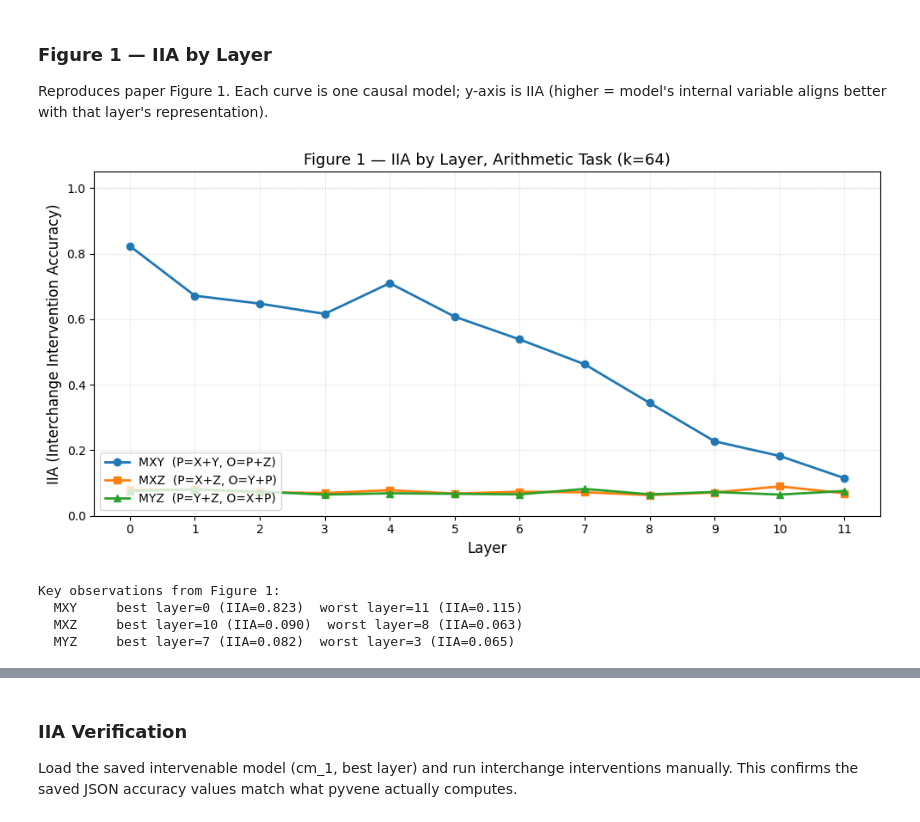
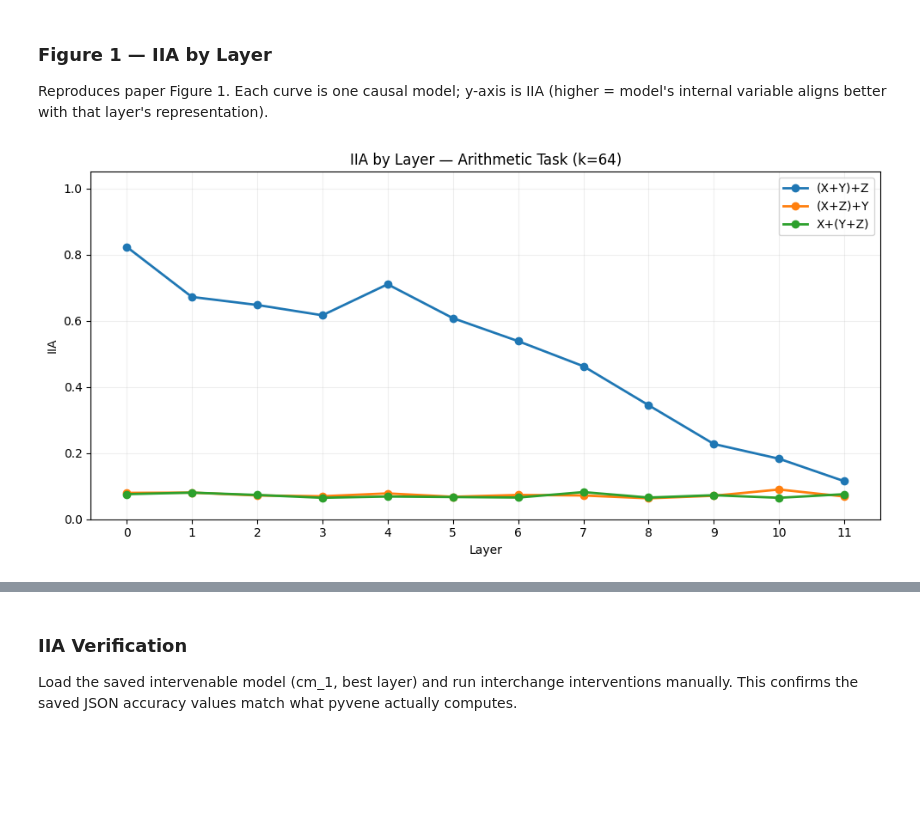
Before and after one commit to MARKST-47/automated-causal-abstraction, a Jupyter notebook: baseline_reproduction.ipynb, the cells around one changed output, grey strips where cells are left out. Cells and saved outputs as stored; diff of their text form; code cells hidden in the pictures; blank space fills up the shorter version.

```diff
--- a/baseline_reproduction.ipynb
+++ b/baseline_reproduction.ipynb
@@ -126,0 +73,11 @@ Layer    MXY (self) MXZ (cross) MYZ (cross)
+# %%
+import pandas as pd
+
+MODEL_LABELS = {f"results_{i}": info["label"] for i, info in acm.causal_models.items()}
+iia_all      = {f"results_{i}": globals()[f"iia_r{i}"] for i in range(1, 4)}
+
+df = pd.DataFrame(
+    {MODEL_LABELS[rn]: iia for rn, iia in iia_all.items()}
+).rename_axis("Layer")
+
+df.style.format("{:.4f}").background_gradient(cmap="RdYlGn", vmin=0, vmax=1)
@@ -130,40 +102,23 @@ Layer    MXY (self) MXZ (cross) MYZ (cross)
 Reproduces paper Figure 1. Each curve is one causal model; y-axis is IIA (higher = model's internal variable aligns better with that layer's representation).
 # %%
 fig, ax = plt.subplots(figsize=(10, 5))
-cmap    = colormap.get_cmap("tab10")
-styles  = {"results_1": ("o-", cmap(0)), "results_2": ("s-", cmap(1)), "results_3": ("^-", cmap(2))}
+cmap = colormap.get_cmap("tab10")
 
-for rn, (style, color) in styles.items():
-    d = iia_all[rn]
-    if not d: continue
-    layers = sorted(d.keys())
-    vals   = [d[l] for l in layers]
-    ax.plot(layers, vals, style, color=color,
-            label=MODEL_LABELS[rn], linewidth=2, markersize=6)
+for i, (rn, iia) in enumerate(iia_all.items()):
+    layers = sorted(iia.keys())
+    vals   = [iia[l] for l in layers]
+    ax.plot(layers, vals, "o-", color=cmap(i), label=MODEL_LABELS[rn], linewidth=2, markersize=6)
 
-ax.set_xlabel("Layer", fontsize=12)
-ax.set_ylabel("IIA (Interchange Intervention Accuracy)", fontsize=12)
-ax.set_title("Figure 1 — IIA by Layer, Arithmetic Task (k=64)", fontsize=13)
+ax.set_xlabel("Layer")
+ax.set_ylabel("IIA")
+ax.set_title("IIA by Layer — Arithmetic Task (k=64)")
 ax.set_xticks(range(12))
 ax.set_ylim(0, 1.05)
-ax.axhline(1.0, color="lightgray", ls=":", lw=0.8)
-ax.legend(fontsize=10, loc="lower left")
+ax.legend()
 ax.grid(True, alpha=0.2)
 plt.tight_layout()
+(AR_DIR / "plots").mkdir(exist_ok=True)
 plt.savefig(AR_DIR / "plots" / "fig1_iia_by_layer.pdf", dpi=150, bbox_inches="tight")
 plt.show()
-
-print("Key observations from Figure 1:")
-for rn, label in MODEL_LABELS.items():
-    d = iia_all[rn]
-    if not d: continue
-    best_l = max(d, key=d.get)
-    worst_l = min(d, key=d.get)
-    print(f"  {label.split()[0]:<6}  best layer={best_l} (IIA={d[best_l]:.3f})  "
-          f"worst layer={worst_l} (IIA={d[worst_l]:.3f})")
 # %% [output]
-[figure, old version]
+[figure, new version]
-Key observations from Figure 1:
-  MXY     best layer=0 (IIA=0.823)  worst layer=11 (IIA=0.115)
-  MXZ     best layer=10 (IIA=0.090)  worst layer=8 (IIA=0.063)
-  MYZ     best layer=7 (IIA=0.082)  worst layer=3 (IIA=0.065)
```
Also changed, not shown: parts of 21 cells of this notebook.
